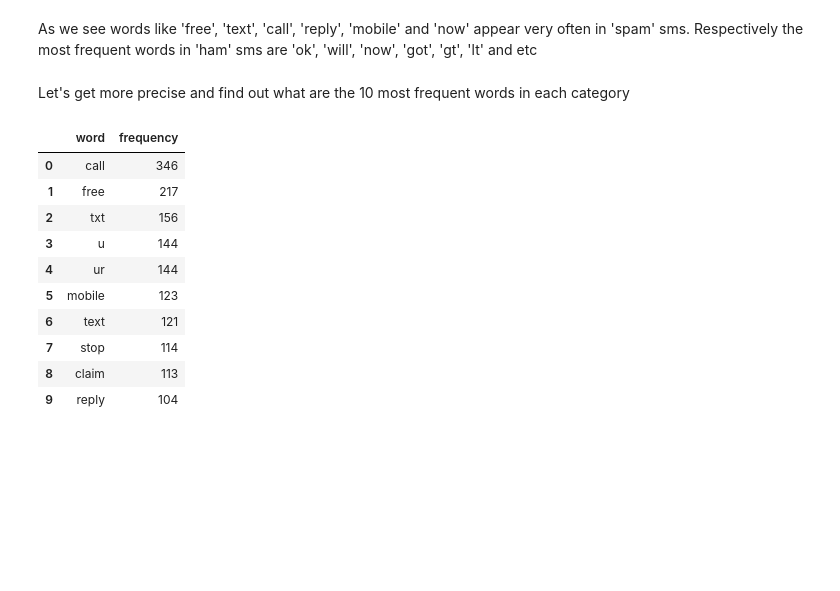
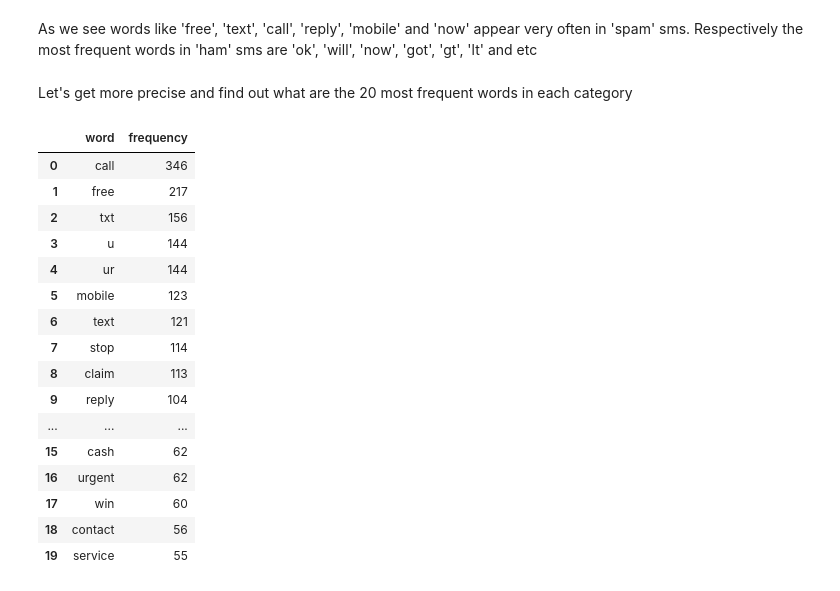
Before and after one commit to PanPapag/SMS-Spam-Detection-System, a Jupyter notebook: sms_spam_detection.ipynb, the cells around one changed output. Saved outputs shown, nothing was run; the diff lists cells and outputs as text; code cells hidden in the pictures; blank space fills up the shorter version.

```diff
--- a/sms_spam_detection.ipynb
+++ b/sms_spam_detection.ipynb
@@ -189,22 +189,28 @@ generate_wordcloud(' '.join(ham_words))
 # %% [markdown]
 As we see words like 'free', 'text', 'call', 'reply', 'mobile' and 'now' appear very often in 'spam' sms. Respectively the most frequent words in 'ham' sms are 'ok', 'will', 'now', 'got', 'gt', 'lt' and etc
 # %% [markdown]
-Let's get more precise and find out what are the 10 most frequent words in each category
+Let's get more precise and find out what are the 20 most frequent words in each category
 # %%
-# Ten most frequent spam words
+# 20 most frequent spam words
 Counter = collections.Counter(spam_words)
-most_occur_spam_words = Counter.most_common(10)
+most_occur_spam_words = Counter.most_common(20)
 df_most_occur_spam_words = pd.DataFrame(most_occur_spam_words, columns=['word','frequency'])
 df_most_occur_spam_words
 # %% [output]
 |  | word | frequency |
 | 0 | call | 346 |
 | 1 | free | 217 |
 | 2 | txt | 156 |
 | 3 | u | 144 |
 | 4 | ur | 144 |
 | 5 | mobile | 123 |
 | 6 | text | 121 |
 | 7 | stop | 114 |
 | 8 | claim | 113 |
 | 9 | reply | 104 |
+| ... | ... | ... |
+| 15 | cash | 62 |
+| 16 | urgent | 62 |
+| 17 | win | 60 |
+| 18 | contact | 56 |
+| 19 | service | 55 |
```
Also changed, not shown: parts of 9 cells of this notebook.
